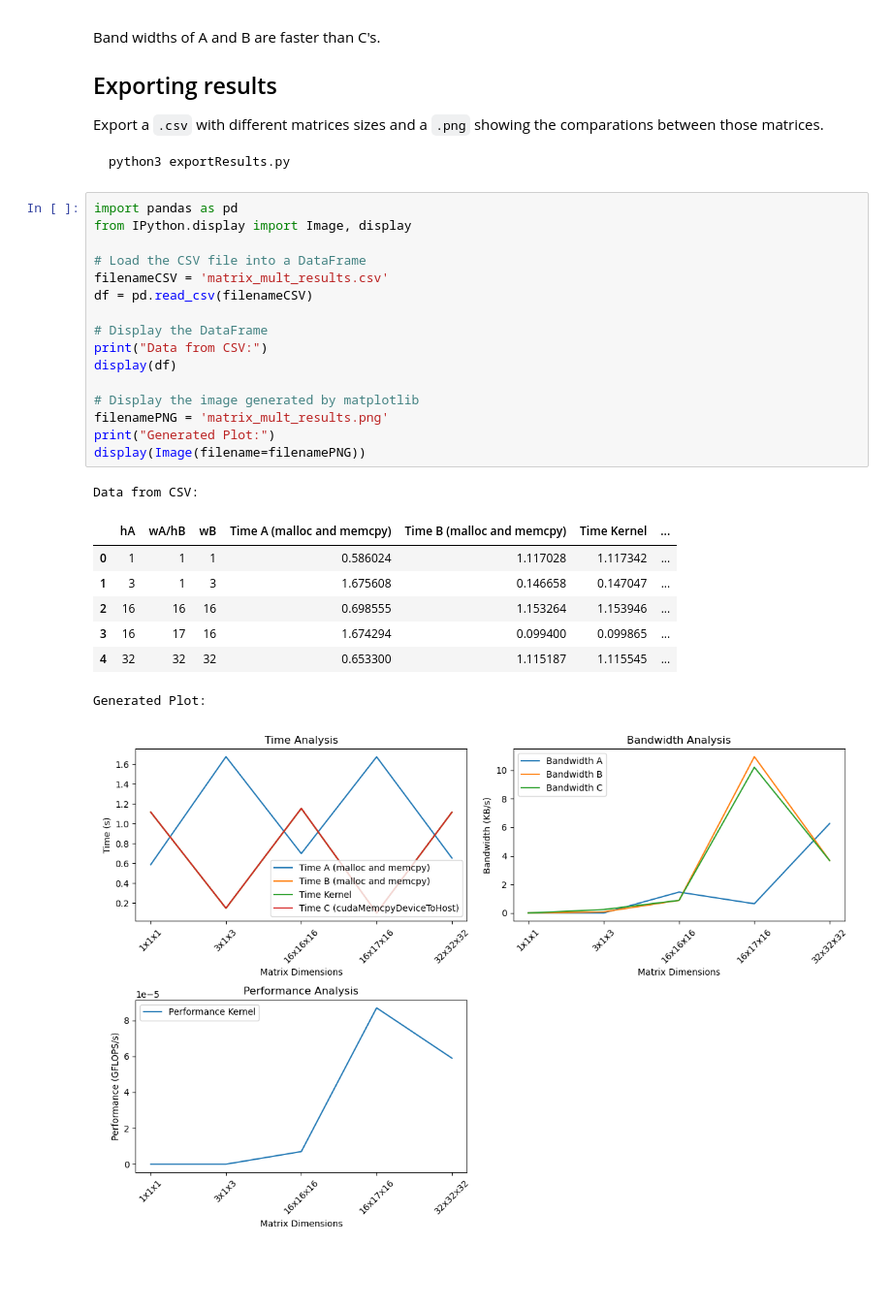
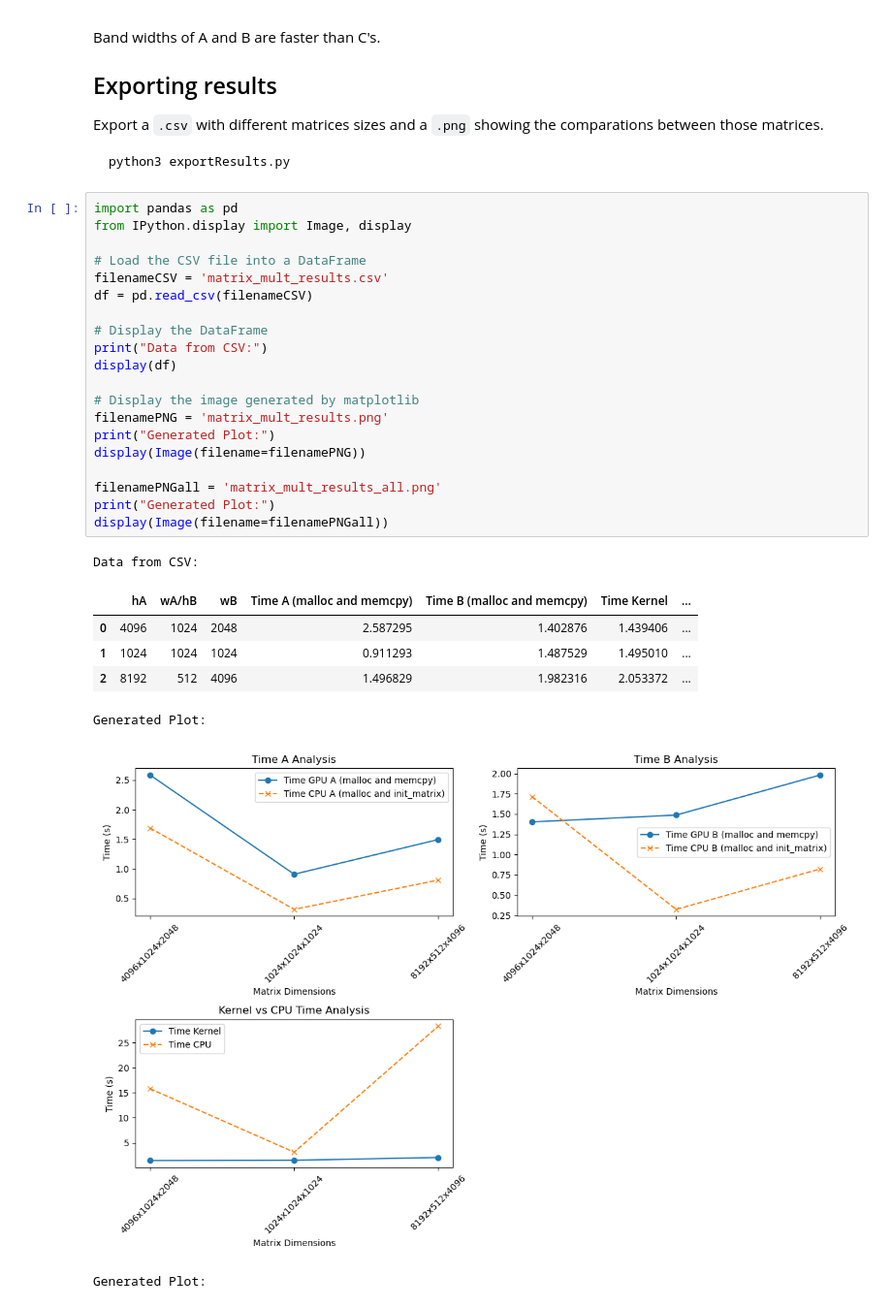
Before and after one commit to LauraWangQiu/GPUs, a Jupyter notebook: src/lab1/matrix_mult/matrix_mult.ipynb, the cells around one changed output. Shown: that part at 97% size. Drawn from its saved outputs; the diff is of its cells as text; blank space fills up the shorter version.

```diff
--- a/src/lab1/matrix_mult/matrix_mult.ipynb
+++ b/src/lab1/matrix_mult/matrix_mult.ipynb
@@ -51,26 +51,29 @@ python3 exportResults.py
 # %%
 import pandas as pd
 from IPython.display import Image, display
 
 # Load the CSV file into a DataFrame
 filenameCSV = 'matrix_mult_results.csv'
 df = pd.read_csv(filenameCSV)
 
 # Display the DataFrame
 print("Data from CSV:")
 display(df)
 
 # Display the image generated by matplotlib
 filenamePNG = 'matrix_mult_results.png'
 print("Generated Plot:")
 display(Image(filename=filenamePNG))
+
+filenamePNGall = 'matrix_mult_results_all.png'
+print("Generated Plot:")
+display(Image(filename=filenamePNGall))
 # %% [output]
 Data from CSV:
 |  | hA | wA/hB | wB | Time A (malloc and memcpy) | Time B (malloc and memcpy) | Time Kernel | ... |
-| 0 | 1 | 1 | 1 | 0.586024 | 1.117028 | 1.117342 | ... |
-| 1 | 3 | 1 | 3 | 1.675608 | 0.146658 | 0.147047 | ... |
-| 2 | 16 | 16 | 16 | 0.698555 | 1.153264 | 1.153946 | ... |
-| 3 | 16 | 17 | 16 | 1.674294 | 0.099400 | 0.099865 | ... |
-| 4 | 32 | 32 | 32 | 0.653300 | 1.115187 | 1.115545 | ... |
+| 0 | 4096 | 1024 | 2048 | 2.587295 | 1.402876 | 1.439406 | ... |
+| 1 | 1024 | 1024 | 1024 | 0.911293 | 1.487529 | 1.495010 | ... |
+| 2 | 8192 | 512 | 4096 | 1.496829 | 1.982316 | 2.053372 | ... |
 Generated Plot:
-[figure, old version]
+[figure, new version]
+Generated Plot:
```
Also changed, not shown: parts of 1 cell of this notebook, 6 other files.
